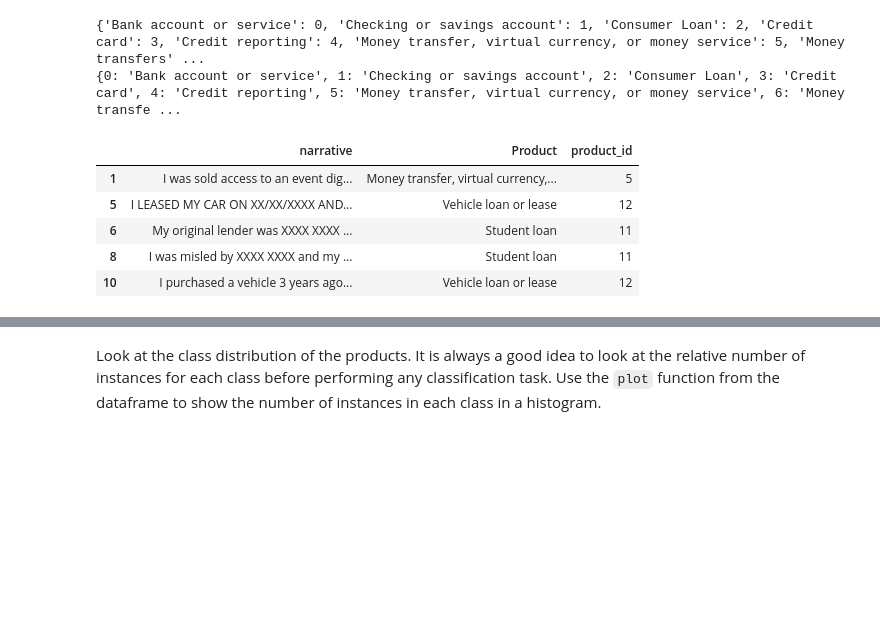
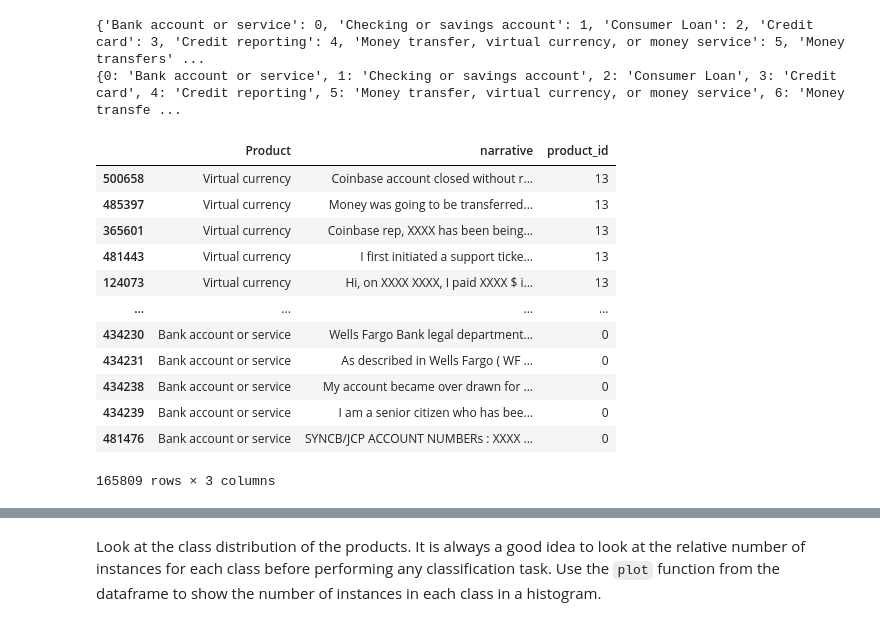
Before and after one commit to shreyanshu28/text-analysis, a Jupyter notebook: Assignment3/Yanxin_DSTA_assignment_3_students.ipynb, the cells around one changed output, grey strips where cells are left out. Saved outputs shown, nothing was run; the diff lists cells and outputs as text; code cells hidden in the pictures; blank space fills up the shorter version.

```diff
--- a/Assignment3/Yanxin_DSTA_assignment_3_students.ipynb
+++ b/Assignment3/Yanxin_DSTA_assignment_3_students.ipynb
@@ -471,3 +461,9 @@ In this task, we aim to classify consumer finance complaints into 12 pre-defined
 ### Sub Task 1: Data Exploration
 # %% [markdown]
 Read the data to a pandas dataframe from `complaints.csv` (also located in the `data` folder); this is a rather large file of 206MB. Keep only the `Consumer complaint narrative` (input text) and `product` (labels). Remove the missing values, rename `Consumer complaint narrative` to `Narrative` for ease of use, and add a column encoding the product as an integer. This will represent your labels for classification and the mapping will be used later on. Create two dictionaries: one mapping the ids to products and one mapping products to their ids.
+# %%
+import pandas as pd
+%matplotlib inline
+df1 = pd.read_csv('data/complaints.csv')
+df =  df1[['Product','Consumer complaint narrative']]
+df.head()
@@ -474,9 +477,3 @@ Read the data to a pandas dataframe from `complaints.csv` (also located in the `
 # %%
-%matplotlib inline
-df = pd.read_csv("data/complaints.csv")
-df =  df[["Consumer complaint narrative","Product"]]
-###keep the columns you need ####
-df =  df.rename(columns = {
-    "Consumer complaint narrative": "narrative"
-})
-df.dropna(inplace=True)
+#rename the column
+df.rename(columns={"Consumer complaint narrative": "narrative"}, inplace=True)
@@ -495,12 +517,19 @@ print(le_name_mapping2) # maps product to ID
 # %% [output]
 {'Bank account or service': 0, 'Checking or savings account': 1, 'Consumer Loan': 2, 'Credit card': 3, 'Credit reporting': 4, 'Money transfer, virtual currency, or money service': 5, 'Money transfers' ...
 {0: 'Bank account or service', 1: 'Checking or savings account', 2: 'Consumer Loan', 3: 'Credit card', 4: 'Credit reporting', 5: 'Money transfer, virtual currency, or money service', 6: 'Money transfe ...
-# %%
-df.head()
-# %% [output]
-|  | narrative | Product | product_id |
-| 1 | I was sold access to an event dig... | Money transfer, virtual currency,... | 5 |
-| 5 | I LEASED MY CAR ON XX/XX/XXXX AND... | Vehicle loan or lease | 12 |
-| 6 | My original lender was XXXX XXXX ... | Student loan | 11 |
-| 8 | I was misled by XXXX XXXX and my ... | Student loan | 11 |
-| 10 | I purchased a vehicle 3 years ago... | Vehicle loan or lease | 12 |
+# %%
+df.sort_values('product_id',ascending=False)
+# %% [output]
+|  | Product | narrative | product_id |
+| 500658 | Virtual currency | Coinbase account closed without r... | 13 |
+| 485397 | Virtual currency | Money was going to be transferred... | 13 |
+| 365601 | Virtual currency | Coinbase rep, XXXX has been being... | 13 |
+| 481443 | Virtual currency | I first initiated a support ticke... | 13 |
+| 124073 | Virtual currency | Hi, on XXXX XXXX, I paid XXXX $ i... | 13 |
+| ... | ... | ... | ... |
+| 434230 | Bank account or service | Wells Fargo Bank legal department... | 0 |
+| 434231 | Bank account or service | As described in Wells Fargo ( WF ... | 0 |
+| 434238 | Bank account or service | My account became over drawn for ... | 0 |
+| 434239 | Bank account or service | I am a senior citizen who has bee... | 0 |
+| 481476 | Bank account or service | SYNCB/JCP ACCOUNT NUMBERs : XXXX ... | 0 |
+165809 rows × 3 columns
```
Also changed, not shown: parts of 60 cells of this notebook.
